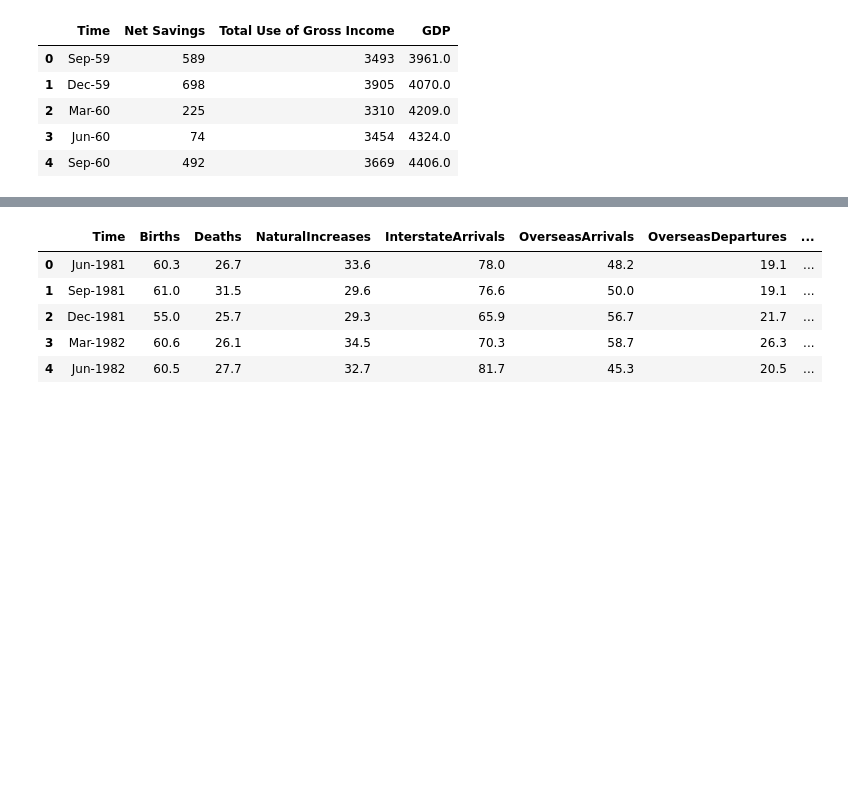
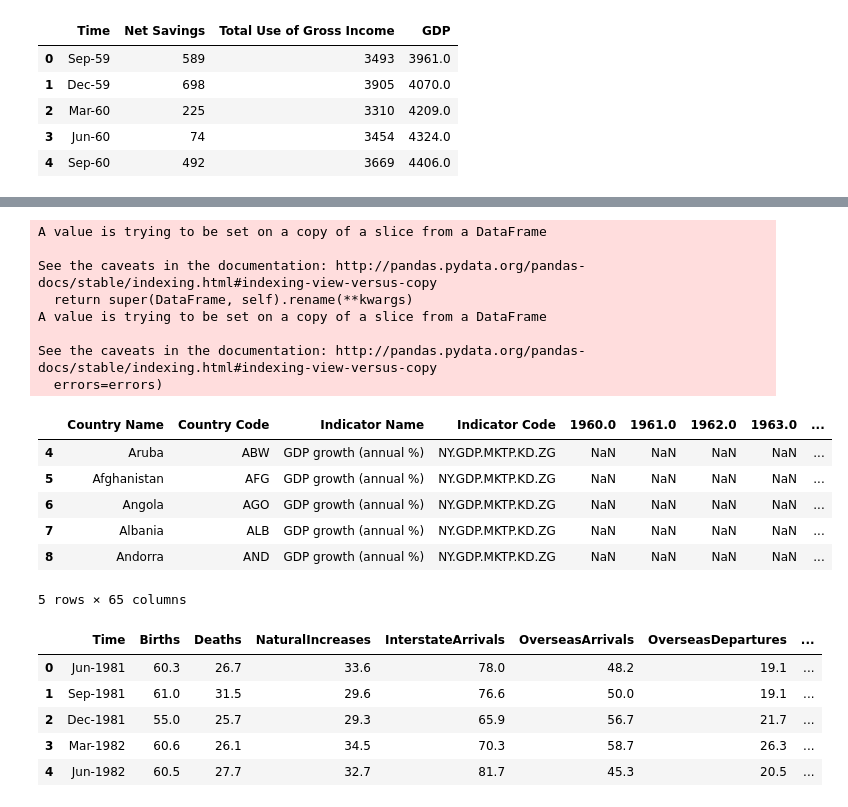
Before and after one commit to TribThapa/AustralianEconomyAnalysis, a Jupyter notebook: Code/Economy.ipynb, the cells around one changed output, grey strips where cells are left out. Drawn from its saved outputs; the diff is of its cells as text; code cells hidden in the pictures; blank space fills up the shorter version.

```diff
--- a/Code/Economy.ipynb
+++ b/Code/Economy.ipynb
@@ -92,3 +71,24 @@ gdp_df.head(-10)
+# %%
+gdp_new_df = gdp_df.iloc[3:]
+gdp_new_df.rename(columns=gdp_new_df.iloc[0], inplace=True)
+gdp_new_df.drop(3, inplace=True)
+gdp_new_df.head()
+# %% [output]
+A value is trying to be set on a copy of a slice from a DataFrame
+
+See the caveats in the documentation: http://pandas.pydata.org/pandas-docs/stable/indexing.html#indexing-view-versus-copy
+  return super(DataFrame, self).rename(**kwargs)
+A value is trying to be set on a copy of a slice from a DataFrame
+
+See the caveats in the documentation: http://pandas.pydata.org/pandas-docs/stable/indexing.html#indexing-view-versus-copy
+  errors=errors)
+|  | Country Name | Country Code | Indicator Name | Indicator Code | 1960.0 | 1961.0 | 1962.0 | 1963.0 | ... |
+| 4 | Aruba | ABW | GDP growth (annual %) | NY.GDP.MKTP.KD.ZG | NaN | NaN | NaN | NaN | ... |
+| 5 | Afghanistan | AFG | GDP growth (annual %) | NY.GDP.MKTP.KD.ZG | NaN | NaN | NaN | NaN | ... |
+| 6 | Angola | AGO | GDP growth (annual %) | NY.GDP.MKTP.KD.ZG | NaN | NaN | NaN | NaN | ... |
+| 7 | Albania | ALB | GDP growth (annual %) | NY.GDP.MKTP.KD.ZG | NaN | NaN | NaN | NaN | ... |
+| 8 | Andorra | AND | GDP growth (annual %) | NY.GDP.MKTP.KD.ZG | NaN | NaN | NaN | NaN | ... |
+5 rows × 65 columns
 # %%
 pop_df.head()
 # %% [output]
```
Also changed, not shown: parts of 3 cells of this notebook.
